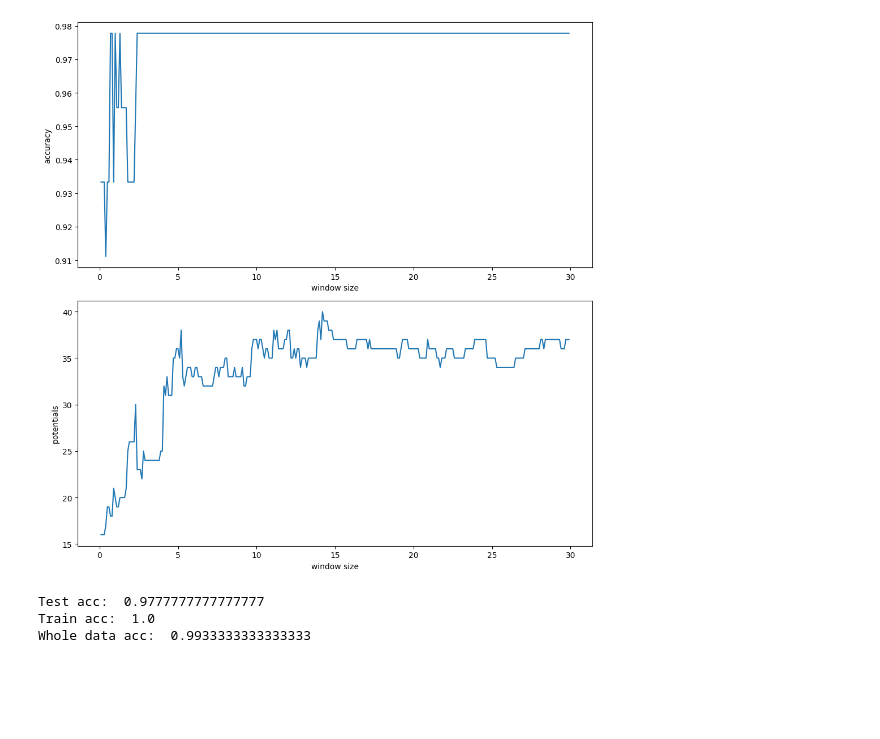
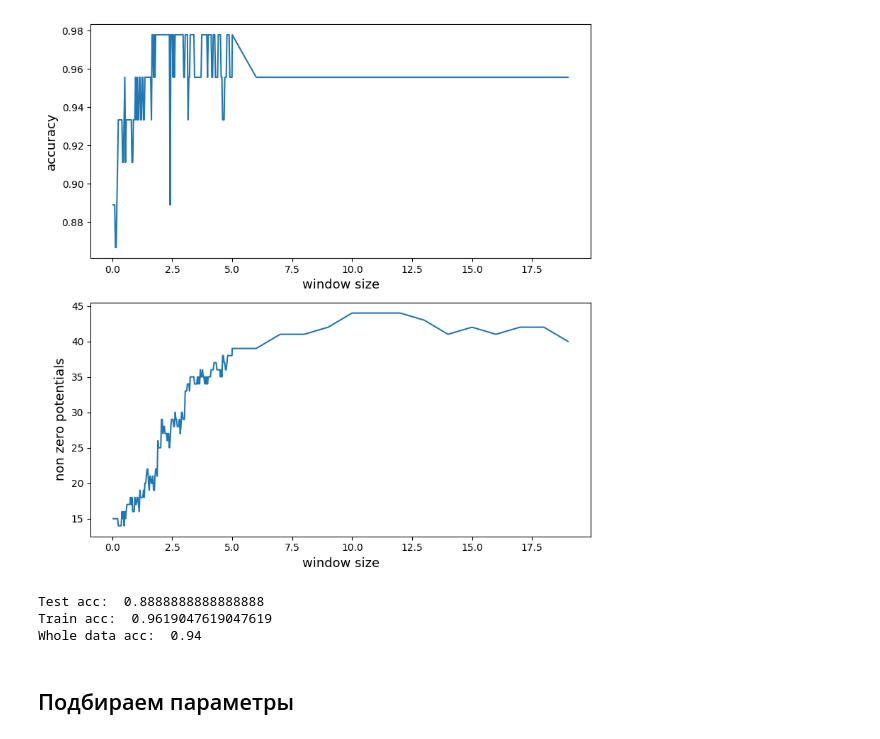
Before and after one commit to CuSynth/mlcourse, a Jupyter notebook: task 1/solution.ipynb, the cells around one changed output. Cells and saved outputs as stored; diff of their text form; code cells hidden in the pictures; blank space fills up the shorter version.

```diff
--- a/task 1/solution.ipynb
+++ b/task 1/solution.ipynb
@@ -58,29 +47,52 @@ for window in tqdm(windows):
+# %%
+windows = np.hstack([np.arange(0.04, 5, 0.03), np.arange(5, 20, 1)])
+
+accs = []
+pots_counts = []
+
+Ep = lambda x: 3./4 * (1 - x**2)*(np.abs(x) <= 1)
+sqr = lambda x: 15./16. * (1-x**2)*(np.abs(x) <= 1)
+triangle = lambda x: (1. - np.abs(x)) * (np.abs(x) <= 1)
+gauss = lambda x: np.power((2*np.pi), -0.5)*np.exp(-0.5*np.power(x, 2))
+rect = lambda x: 0.5*(np.abs(x) <= 1)
+
+for window in tqdm(windows):
+    model = PotentialClassifier(window_size=window, kernel_func=gauss)
+    model.fit(X_train, y_train)
+
+    pred = model.predict(X_test)
+    accuracy = metrics.accuracy_score(y_test, pred)
+
+    accs.append(accuracy)
+    pots_counts.append(model.pots_count)
 # %%
-plt.figure(figsize=(10, 10))
+plt.figure(figsize=(8, 8))
 plt.subplot(2, 1, 1)
-plt.xlabel('window size')
-plt.ylabel('accuracy')
+plt.xlabel('window size', fontsize=13)
+plt.ylabel('accuracy', fontsize=13)
 plt.plot(windows, accs)
 plt.tight_layout()
 
 plt.subplot(2, 1, 2)
-plt.xlabel('window size')
-plt.ylabel('potentials')
+plt.xlabel('window size', fontsize=13)
+plt.ylabel('non zero potentials', fontsize=13)
 plt.plot(windows, pots_counts)
 plt.tight_layout()
 # %% [output]
-[figure, old version]
+[figure, new version]
 # %%
 best_window = windows[np.argmax(accs)]
 
 model = PotentialClassifier(window_size=best_window)
-model.fit(X_train, y_train, 15)
+model.fit(X_train, y_train)
 pred = model.predict(X_test)
 
 print("Test acc: ", metrics.accuracy_score(y_test, pred))
 print("Train acc: ", metrics.accuracy_score(y_train, model.predict(X_train)))
 print("Whole data acc: ", metrics.accuracy_score(y, model.predict(X)))
 # %% [output]
-Test acc:  0.9777777777777777
-Train acc:  1.0
-Whole data acc:  0.9933333333333333
+Test acc:  0.8888888888888888
+Train acc:  0.9619047619047619
+Whole data acc:  0.94
+# %% [markdown]
+## Подбираем параметры
```
Also changed, not shown: parts of 17 cells of this notebook, 1 other file.
